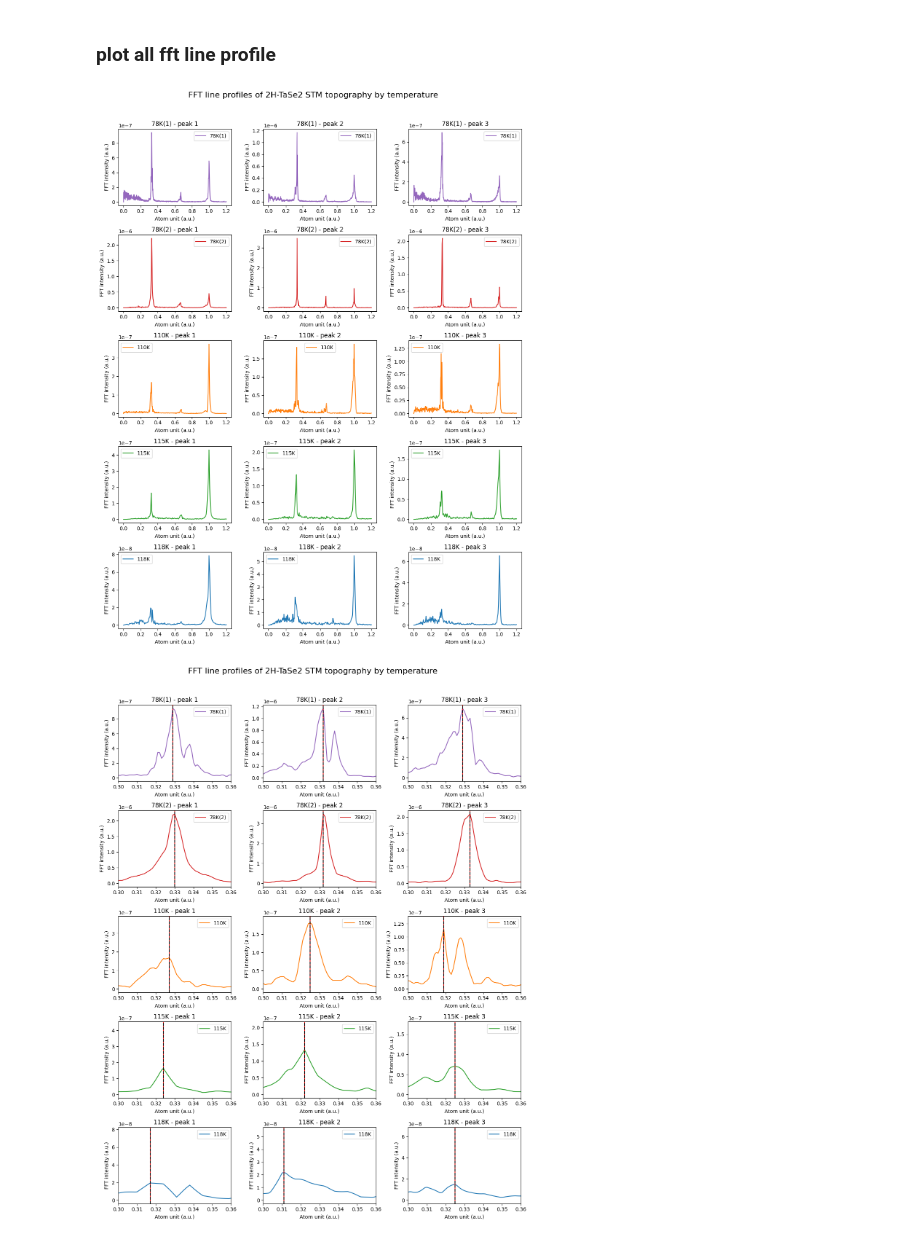
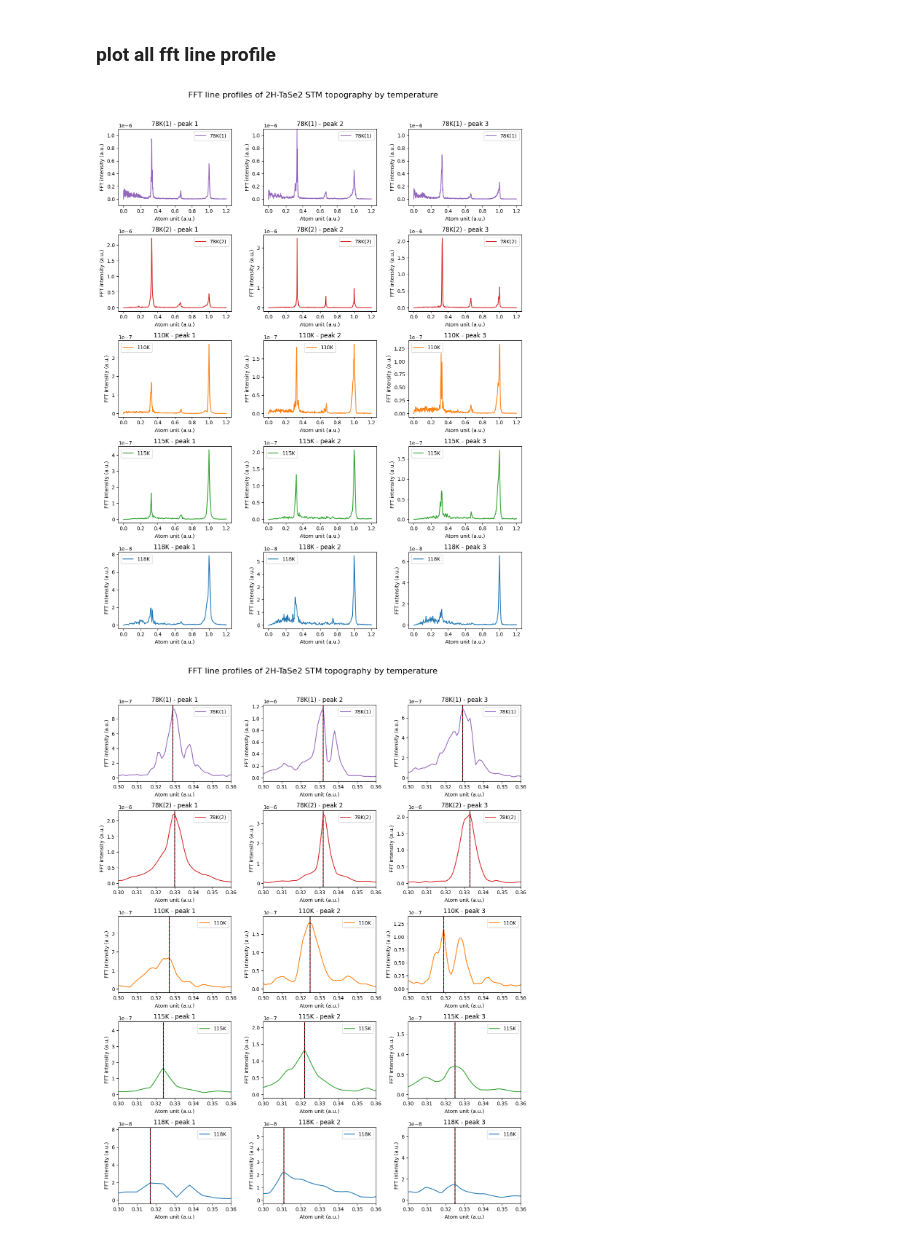
Before and after one commit to Potdooshami/2H_TaSe2_Tc_STM, a Jupyter notebook: B02_fft_autocorr.ipynb, the cells around one changed output. Cells and saved outputs as stored; diff of their text form; code cells hidden in the pictures.

```diff
--- a/B02_fft_autocorr.ipynb
+++ b/B02_fft_autocorr.ipynb
@@ -10,6 +10,9 @@ fns = ['2HTaSe2_bad_78K097','2HTaSe2_ap_118K002','2HTaSe2_bae_110K012','2HTaSe2_
 
 for fn in fns:
     arrSries[fn] = np.load(f'{fn}_cln.npy')
+# %%
+import filemanager
+fm = filemanager.FileManager('assets','B02','foo')
 # %% [markdown]
 ## Manually defined parameter
 # %%
@@ -232,37 +235,42 @@ x_atomUnit = np.linspace(0,scl,len_interp)
 # %%
 npmss = np.zeros((len(fns),3))
 # %%
-%matplotlib inline
+fm.id_block = 'lineprofile_fft'
+fm.timestamp()
 vmin,vmax = 300,360
 fig,axs = plt.subplots(5,3,figsize=(12,15))
 # npamss=[] #argmax
 # npmss =[] #max
 npamss = np.zeros((len(fns),3)) #argmax
 npmss = np.zeros((len(fns),3)) #max
 for idt,isb in zip(idts,range(len(fns))):
     npams = []
     npms = []
     for of3 in range(3):
         fft_prof = fft_pflss[idt][of3]
+        ax = axs[isb,of3]
         plt.sca(axs[isb,of3])
         plt.plot(x_atomUnit,fft_prof,color=colors[idt],label=nms[idt])
         npam = np.argmax(fft_prof[vmin:vmax]) + vmin
         npm = np.max(fft_prof[vmin:vmax])/fft_prof[atomPos]
         npamss[idt,of3] = npam
         npmss[idt,of3] = npm
         # axs[idt,of3].plot(npam,npm,'o',color=colors[idt])
         plt.legend()
         plt.title(f'{nms[idt]} - peak {of3+1}')
         npams.append(npam)
         npms.append(npm)
         plt.xlabel('Atom unit (a.u.)')
         plt.ylabel('FFT intensity (a.u.)')
+        if idt == 0:
+            ax.set_ylim(np.array([-1,11])*(10**(-7)))
     # npamss.append(npams)
     # npmss.append(npms)
 plt.suptitle('FFT line profiles of 2H-TaSe2 STM topography by temperature',fontsize=16,y=1.02)
 plt.tight_layout()
+fig.savefig(fm.get_filepath('id_file'),format='svg')
 # %% [output]
-[figure, old version]
+[figure, new version]
 # %%
 fig
 for idt,isb in zip(idts,range(len(fns))):
```
